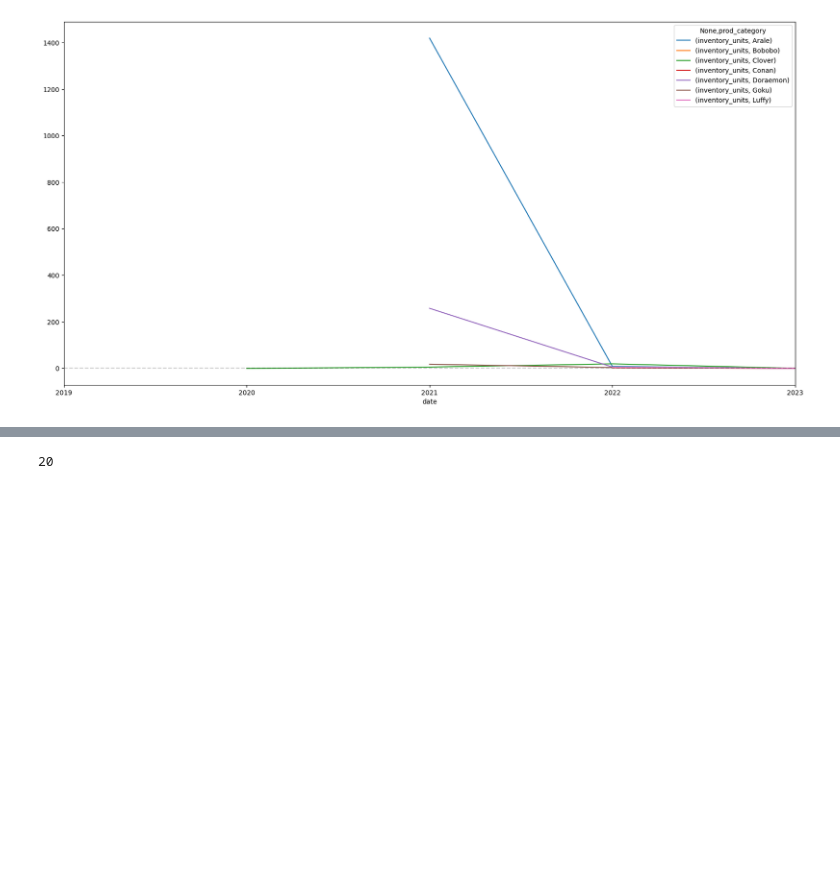
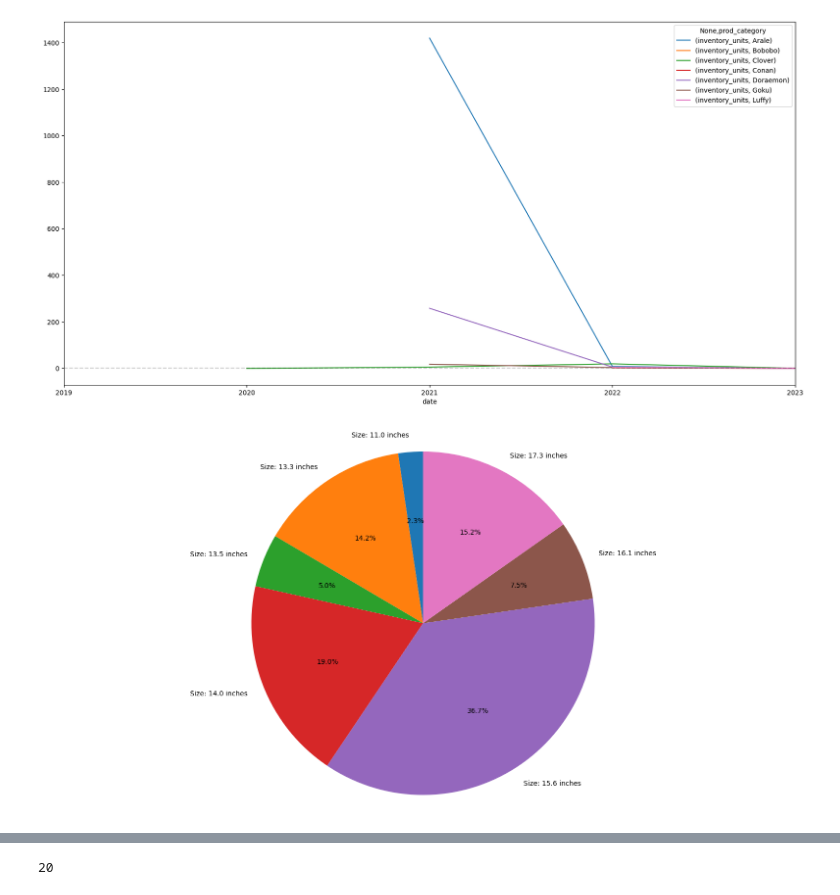
Before and after one commit to josalhor/hp-stock, a Jupyter notebook: pred.ipynb, the cells around one changed output, grey strips where cells are left out. Saved outputs shown, nothing was run; the diff lists cells and outputs as text; code cells hidden in the pictures; blank space fills up the shorter version.

```diff
--- a/pred.ipynb
+++ b/pred.ipynb
@@ -342,3 +344,33 @@ fig = go.Figure(data=[go.Sankey(
 
 fig.update_layout(title_text="Revenue by product category and actual product", font_size=10)
 fig.show()
+# %%
+# Pie chart of revenue by display_size
+
+def plot_revenue_group_by(df, group_by):
+    # Pie chart of revenue by display_size
+
+    # Group by "display_size" and calculate total sales of column "revenue"
+
+    sales = df.groupby(group_by).agg({'sales_units': 'sum'})
+
+    # Plot pie chart
+
+    fig, ax = plt.subplots(figsize=(20, 10))
+
+    if group_by == 'display_size':
+        labels = [
+            f'Size: {size} inches' for size in sales.index
+        ]
+    else:
+        labels = sales.index
+
+    ax.pie(sales['sales_units'], labels=labels, autopct='%1.1f%%', startangle=90)
+
+    ax.axis('equal')
+
+    plt.show()
+
+plot_revenue_group_by(train, 'display_size')
+# %% [output]
+[figure, added]
```
Also changed, not shown: parts of 14 cells of this notebook, 3 other files.
